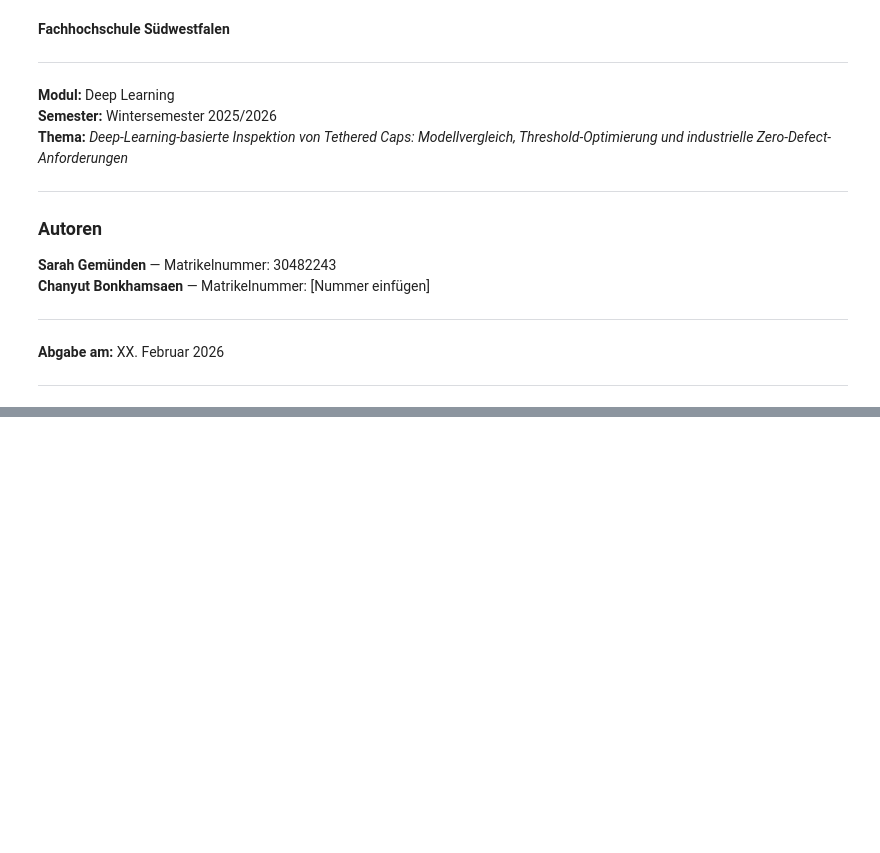
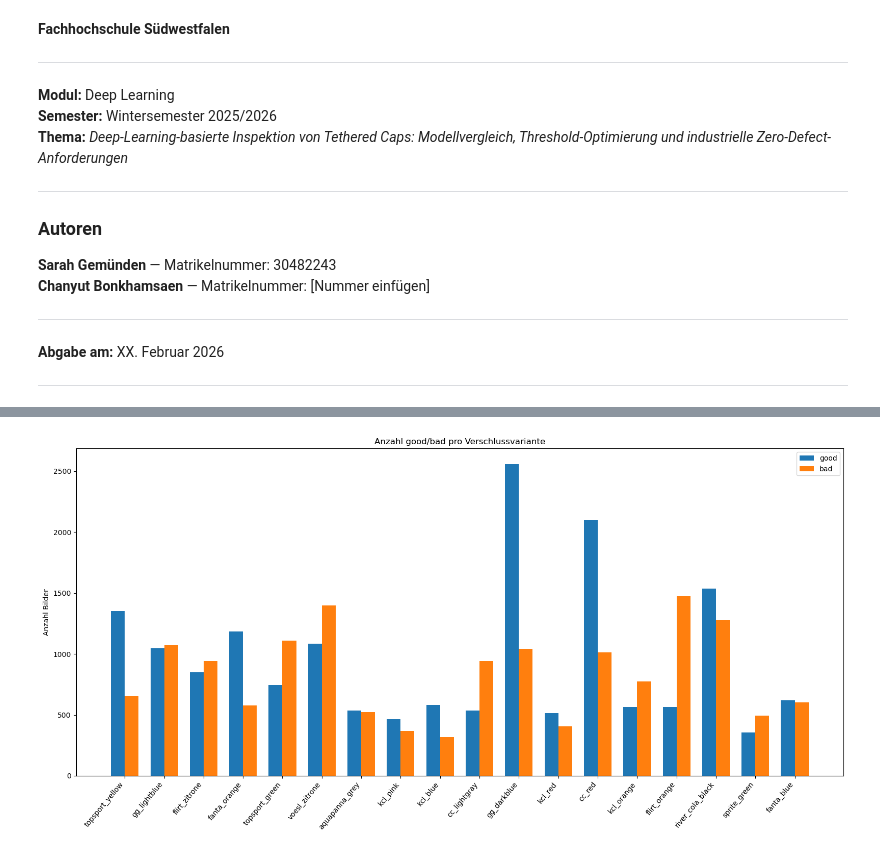
Before and after one commit to gemuendens/DL_TethteredCaps, a Jupyter notebook: DL_TethteredCaps.ipynb, the cells around one changed output, grey strips where cells are left out. Saved outputs shown, nothing was run; the diff lists cells and outputs as text; code cells hidden in the pictures; blank space fills up the shorter version.

```diff
--- a/DL_TethteredCaps.ipynb
+++ b/DL_TethteredCaps.ipynb
@@ -30,0 +114,3 @@
+# %%
+# Pfad zum Ordner, in dem die bereitgestelltn Bilddaten abgelegt wurden
+pfad = r"Tamper_Evident_Seal_Inspection_Ring_Only_Lab_Pictures"
@@ -30,0 +199,20 @@
+# %%
+# Daten vorbereiten
+variants = list(variant_stats.keys())
+good_counts = [variant_stats[v]["good"] for v in variants]
+bad_counts  = [variant_stats[v]["bad"] for v in variants]
+
+x = np.arange(len(variants))
+width = 0.35
+
+plt.figure(figsize=(16, 8))
+plt.bar(x - width/2, good_counts, width, label="good")
+plt.bar(x + width/2, bad_counts,  width, label="bad")
+plt.xticks(x, variants, rotation=50, ha="right")
+plt.ylabel("Anzahl Bilder")
+plt.title("Anzahl good/bad pro Verschlussvariante")
+plt.legend()
+plt.tight_layout()
+plt.show()
+# %% [output]
+[figure, added]
```
Also changed, not shown: parts of 42 cells of this notebook, 3 other files.
